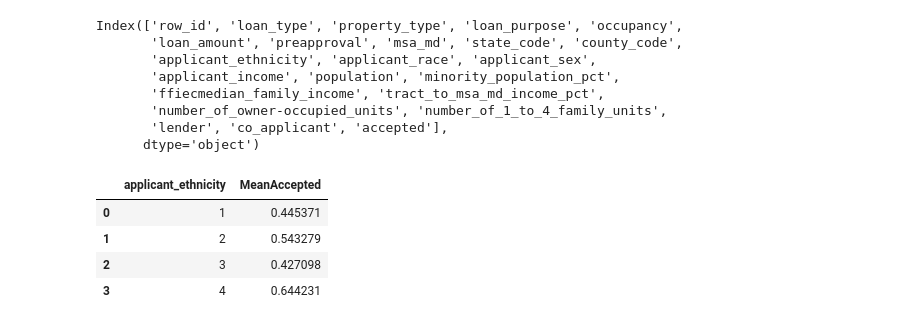
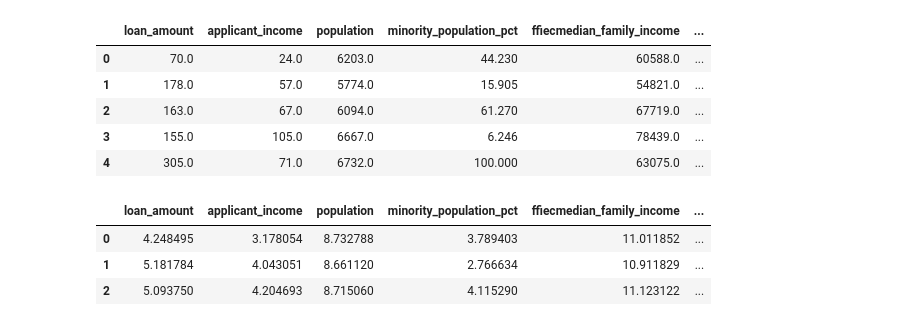
Before and after one commit to Yusuf-Oluwatoki/Python_project, a Jupyter notebook: Project.ipynb, the cells around one changed output. Drawn from its saved outputs; the diff is of its cells as text; code cells hidden in the pictures.

```diff
--- a/Project.ipynb
+++ b/Project.ipynb
@@ -285,0 +15,6 @@ plt.figsize=(20,20)
+# %%
+
+train=pd.read_csv('train_values.csv')
+labels=pd.read_csv('train_labels.csv')
+test=pd.read_csv('test_values.csv')
+labels.head()
@@ -285,0 +28,10 @@ plt.figsize=(20,20)
+# %%
+train.rename(columns={'number_of_owner-occupied_units':'number_of_owner_occupied_units'},inplace=True)
+# %%
+train.applicant_income=train.applicant_income.fillna(np.mean(train.applicant_income))
+train.number_of_1_to_4_family_units =train.number_of_1_to_4_family_units.fillna(np.mean(train.number_of_1_to_4_family_units))
+train.number_of_owner_occupied_units =train.number_of_owner_occupied_units.fillna(np.mean(train.number_of_owner_occupied_units))
+train.ffiecmedian_family_income =train.ffiecmedian_family_income.fillna(np.mean(train.ffiecmedian_family_income))
+train.minority_population_pct =train.minority_population_pct.fillna(np.mean(train.minority_population_pct))
+train.population =train.population.fillna(np.mean(train.population))
+train.tract_to_msa_md_income_pct =train.tract_to_msa_md_income_pct.fillna(np.mean(train.tract_to_msa_md_income_pct))
@@ -285,0 +48,5 @@ plt.figsize=(20,20)
+# %%
+#All=pd.concat([train,labels.accepted],axis=1)
+train=pd.merge(train,labels, how='inner', on='row_id')
+train.head(3)
+#All.head()
@@ -285,0 +83,12 @@ plt.figsize=(20,20)
+# %%
+numy = train.loc[:,['loan_amount','applicant_income','population','minority_population_pct',
+                   'ffiecmedian_family_income','tract_to_msa_md_income_pct','number_of_owner_occupied_units',
+                   'number_of_1_to_4_family_units']]
+numy.head()
+# %% [output]
+|  | loan_amount | applicant_income | population | minority_population_pct | ffiecmedian_family_income | ... |
+| 0 | 70.0 | 24.0 | 6203.0 | 44.230 | 60588.0 | ... |
+| 1 | 178.0 | 57.0 | 5774.0 | 15.905 | 54821.0 | ... |
+| 2 | 163.0 | 67.0 | 6094.0 | 61.270 | 67719.0 | ... |
+| 3 | 155.0 | 105.0 | 6667.0 | 6.246 | 78439.0 | ... |
+| 4 | 305.0 | 71.0 | 6732.0 | 100.000 | 63075.0 | ... |
@@ -286,33 +104,11 @@ plt.figsize=(20,20)
+# %%
+All=pd.concat([numy, catX], axis=1)
+All.head(3)
+# %% [output]
+|  | loan_amount | applicant_income | population | minority_population_pct | ffiecmedian_family_income | ... |
+| 0 | 4.248495 | 3.178054 | 8.732788 | 3.789403 | 11.011852 | ... |
+| 1 | 5.181784 | 4.043051 | 8.661120 | 2.766634 | 10.911829 | ... |
+| 2 | 5.093750 | 4.204693 | 8.715060 | 4.115290 | 11.123122 | ... |
 # %%
 from pandas.plotting import scatter_matrix
 from sklearn.model_selection import train_test_split
-# %%
-print(All.columns)
-Unused=['tract_to_msa_md_income_pct','number_of_owner-occupied_units','msa_md','county_code','applicant_race','minority_population_pct','accepted']
-feats=['loan_type','number_of_1_to_4_family_units',
-       'property_type', 'loan_purpose', 'occupancy','lender','co_applicant',
-       'loan_amount', 'preapproval', 'state_code','applicant_ethnicity','applicant_sex','applicant_income','population','ffiecmedian_family_income']
-#list = ['url','shares']
-X = All.drop(Unused, axis = 1)
-#x = x[feats]
-X.columns
-y = All.loc[:,'accepted']
-# %% [output]
-Index(['row_id', 'loan_type', 'property_type', 'loan_purpose', 'occupancy',
-       'loan_amount', 'preapproval', 'msa_md', 'state_code', 'county_code',
-       'applicant_ethnicity', 'applicant_race', 'applicant_sex',
-       'applicant_income', 'population', 'minority_population_pct',
-       'ffiecmedian_family_income', 'tract_to_msa_md_income_pct',
-       'number_of_owner-occupied_units', 'number_of_1_to_4_family_units',
-       'lender', 'co_applicant', 'accepted'],
-      dtype='object')
-# %%
-new=All.groupby('applicant_ethnicity')['accepted'].mean().reset_index().rename(
-    columns={'applicant_ethnicity':'applicant_ethnicity','accepted' : 'MeanAccepted'})
-new
-# %% [output]
-|  | applicant_ethnicity | MeanAccepted |
-| 0 | 1 | 0.445371 |
-| 1 | 2 | 0.543279 |
-| 2 | 3 | 0.427098 |
-| 3 | 4 | 0.644231 |
```
Also changed, not shown: parts of 84 cells of this notebook, 31 other files.
